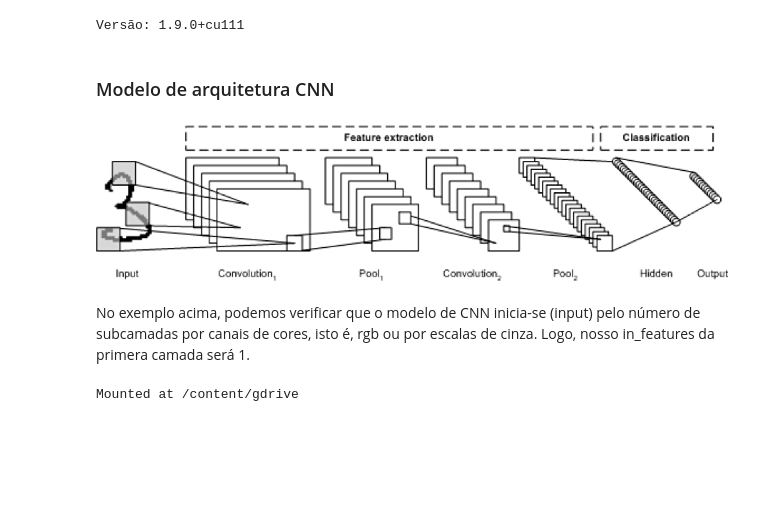
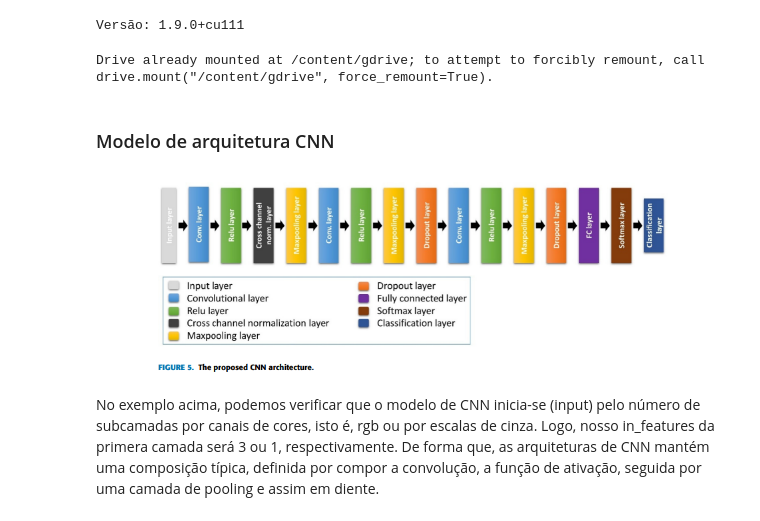
Before and after one commit to wander-asb/MRI_CLASSIFICATION, a Jupyter notebook: MRI_CLASSIFICATION.ipynb, the cells around one changed output. Drawn from its saved outputs; the diff is of its cells as text; code cells hidden in the pictures; blank space fills up the shorter version.

```diff
--- a/MRI_CLASSIFICATION.ipynb
+++ b/MRI_CLASSIFICATION.ipynb
@@ -24,14 +24,18 @@ from sklearn.model_selection import train_test_split
 print("Versão:",torch.__version__)
 # %% [output]
 Versão: 1.9.0+cu111
+# %%
+drive.mount('/content/gdrive')
+# %% [output]
+Drive already mounted at /content/gdrive; to attempt to forcibly remount, call drive.mount("/content/gdrive", force_remount=True).
 # %% [markdown]
 ### Modelo de arquitetura CNN
 # %%
 #Exemplo de arquitetura CNN
-url = '/content/gdrive/MyDrive/MRI_TUMOR_CNN/Images/figure06.png'
+url = '/content/gdrive/MyDrive/MRI_TUMOR_CNN/Images/multi-classification architecture CNN.png'
 img = io.imread(url)
 cv2_imshow(cv.cvtColor(img, cv.COLOR_BGR2RGB))
 # %% [output]
-[figure, old version]
+[figure, new version]
 # %% [markdown]
-No exemplo acima, podemos verificar que o modelo de CNN inicia-se (input) pelo número de subcamadas por canais de cores, isto é, rgb ou por escalas de cinza. Logo, nosso in_features da primera camada será 1.
+No exemplo acima, podemos verificar que o modelo de CNN inicia-se (input) pelo número de subcamadas por canais de cores, isto é, rgb ou por escalas de cinza. Logo, nosso in_features da primera camada será 3 ou 1, respectivamente. De forma que, as arquiteturas de CNN mantém uma composição típica, definida por compor a convolução, a função de ativação, seguida por uma camada de pooling e assim em diente.
@@ -48,4 +41,0 @@ class Model(nn.Module):
-# %%
-drive.mount('/content/gdrive')
-# %% [output]
-Mounted at /content/gdrive
```
Also changed, not shown: parts of 9 cells of this notebook.
